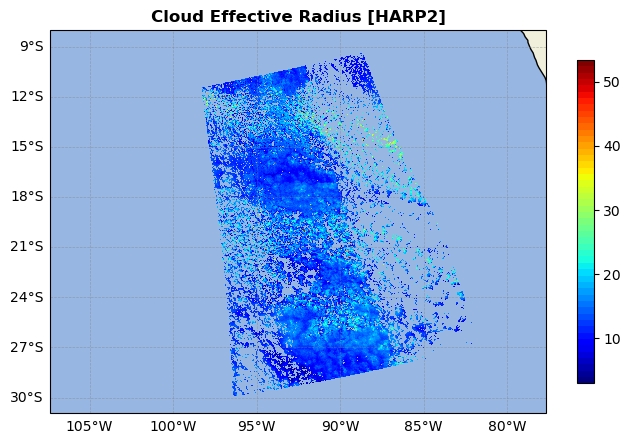
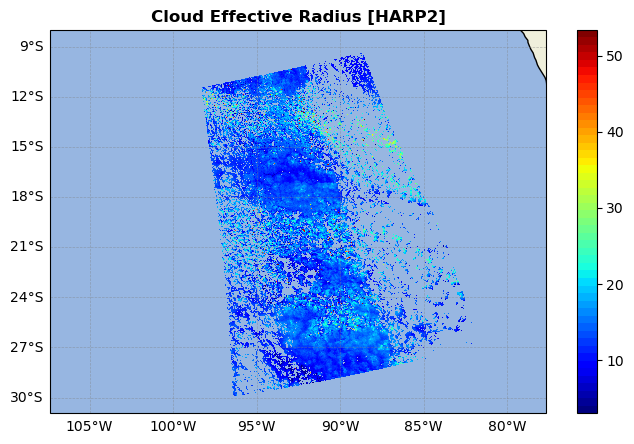
The change to this notebook cell's code, shown as a diff; its figure went from the first image to the second:
--- before
+++ after
@@ -19,4 +19,4 @@
 gl.top_labels = False
 gl.right_labels = False
-# cax = plt.colorbar(mat, ax=ax, ticks=np.arange(np.nanmin(data), np.nanmax(data) + 1, 5))
-cax = plt.colorbar(mat, ax=ax, shrink=0.7)
+
+cax = plt.colorbar(mat, ax=ax, shrink=0.83)

Commit: updated Analysis